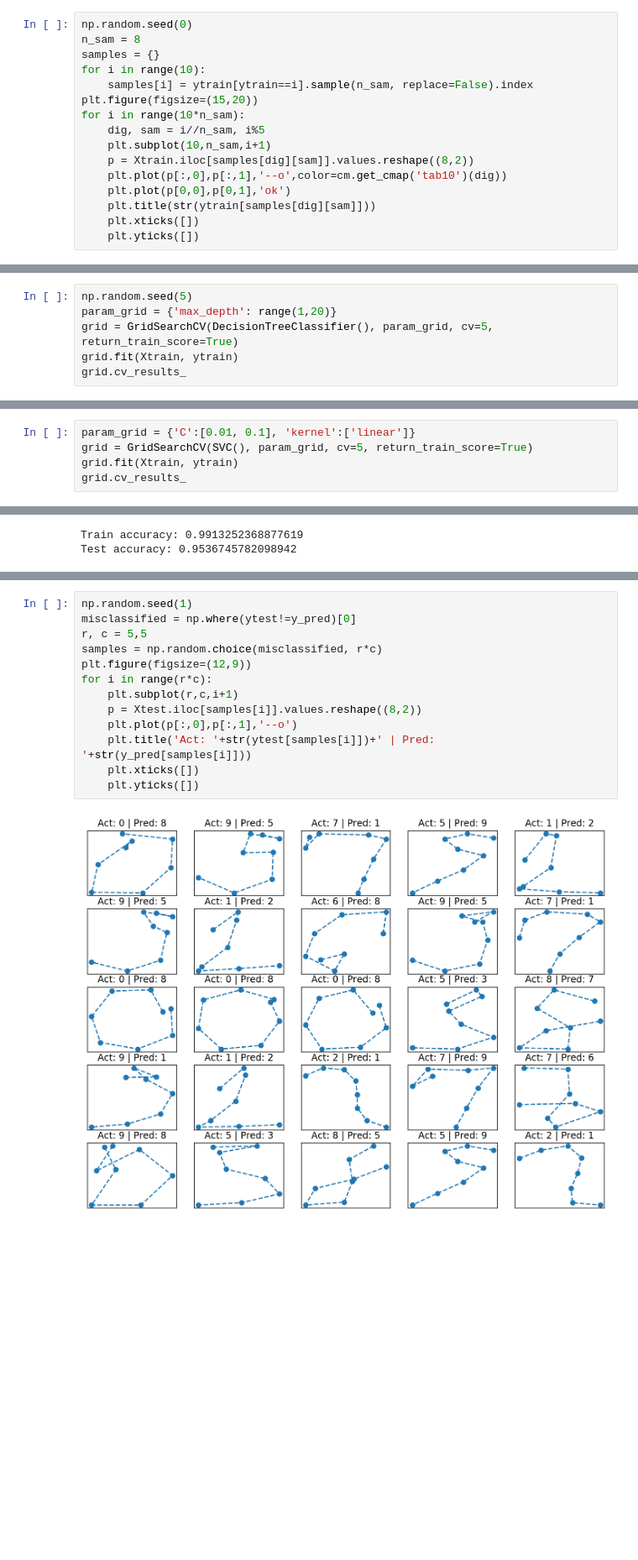
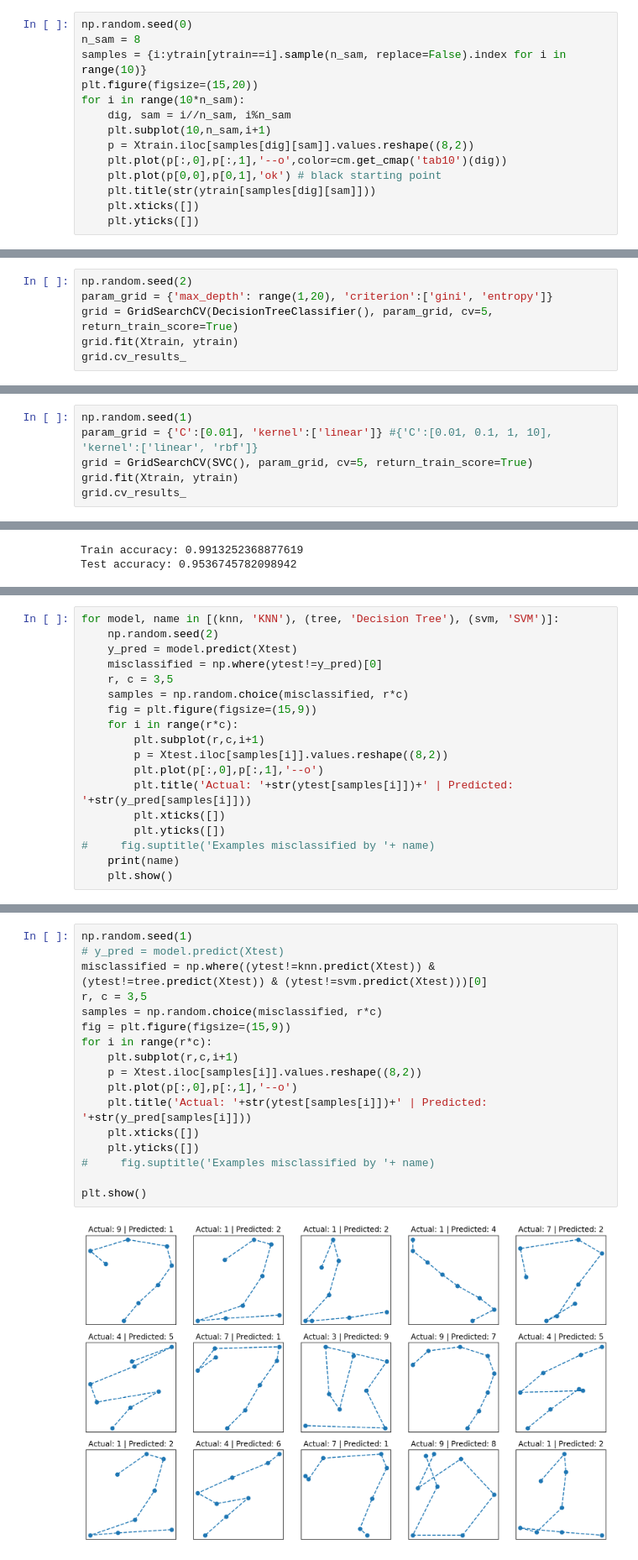
Before and after one commit to abpaudel/pen-digits-classification, a Jupyter notebook: Pen Digits Classification.ipynb, the cells around one changed output, grey strips where cells are left out. Shown at 84% size. Saved outputs shown, nothing was run; the diff lists cells and outputs as text; blank space fills up the shorter version.

```diff
--- a/Pen Digits Classification.ipynb
+++ b/Pen Digits Classification.ipynb
@@ -83,16 +129,14 @@ for i in range(r*c):
 # %%
 np.random.seed(0)
 n_sam = 8
-samples = {}
-for i in range(10):
-    samples[i] = ytrain[ytrain==i].sample(n_sam, replace=False).index
+samples = {i:ytrain[ytrain==i].sample(n_sam, replace=False).index for i in range(10)}
 plt.figure(figsize=(15,20))
 for i in range(10*n_sam):
-    dig, sam = i//n_sam, i%5
+    dig, sam = i//n_sam, i%n_sam
     plt.subplot(10,n_sam,i+1)
     p = Xtrain.iloc[samples[dig][sam]].values.reshape((8,2))
     plt.plot(p[:,0],p[:,1],'--o',color=cm.get_cmap('tab10')(dig))
-    plt.plot(p[0,0],p[0,1],'ok')
+    plt.plot(p[0,0],p[0,1],'ok') # black starting point
     plt.title(str(ytrain[samples[dig][sam]]))
     plt.xticks([])
     plt.yticks([])
@@ -160,6 +208,6 @@ weighted avg       0.98      0.98      0.98      3497
 # %%
-np.random.seed(5)
-param_grid = {'max_depth': range(1,20)}
+np.random.seed(2)
+param_grid = {'max_depth': range(1,20), 'criterion':['gini', 'entropy']}
 grid = GridSearchCV(DecisionTreeClassifier(), param_grid, cv=5, return_train_score=True)
 grid.fit(Xtrain, ytrain)
 grid.cv_results_
@@ -220,5 +270,6 @@ weighted avg       0.92      0.92      0.92      3497
 # %%
-param_grid = {'C':[0.01, 0.1], 'kernel':['linear']}
+np.random.seed(1)
+param_grid = {'C':[0.01], 'kernel':['linear']} #{'C':[0.01, 0.1, 1, 10], 'kernel':['linear', 'rbf']}
 grid = GridSearchCV(SVC(), param_grid, cv=5, return_train_score=True)
 grid.fit(Xtrain, ytrain)
 grid.cv_results_
@@ -278,0 +332,18 @@ weighted avg       0.96      0.95      0.95      3497
+# %%
+for model, name in [(knn, 'KNN'), (tree, 'Decision Tree'), (svm, 'SVM')]:
+    np.random.seed(2)
+    y_pred = model.predict(Xtest)
+    misclassified = np.where(ytest!=y_pred)[0]
+    r, c = 3,5
+    samples = np.random.choice(misclassified, r*c)
+    fig = plt.figure(figsize=(15,9))
+    for i in range(r*c):
+        plt.subplot(r,c,i+1)
+        p = Xtest.iloc[samples[i]].values.reshape((8,2))
+        plt.plot(p[:,0],p[:,1],'--o')
+        plt.title('Actual: '+str(ytest[samples[i]])+' | Predicted: '+str(y_pred[samples[i]]))
+        plt.xticks([])
+        plt.yticks([])
+#     fig.suptitle('Examples misclassified by '+ name)
+    print(name)
+    plt.show()
@@ -279,15 +357,19 @@ weighted avg       0.96      0.95      0.95      3497
 # %%
 np.random.seed(1)
-misclassified = np.where(ytest!=y_pred)[0]
-r, c = 5,5
+# y_pred = model.predict(Xtest)
+misclassified = np.where((ytest!=knn.predict(Xtest)) & (ytest!=tree.predict(Xtest)) & (ytest!=svm.predict(Xtest)))[0]
+r, c = 3,5
 samples = np.random.choice(misclassified, r*c)
-plt.figure(figsize=(12,9))
+fig = plt.figure(figsize=(15,9))
 for i in range(r*c):
     plt.subplot(r,c,i+1)
     p = Xtest.iloc[samples[i]].values.reshape((8,2))
     plt.plot(p[:,0],p[:,1],'--o')
-    plt.title('Act: '+str(ytest[samples[i]])+' | Pred: '+str(y_pred[samples[i]]))
+    plt.title('Actual: '+str(ytest[samples[i]])+' | Predicted: '+str(y_pred[samples[i]]))
     plt.xticks([])
     plt.yticks([])
+#     fig.suptitle('Examples misclassified by '+ name)
+
+plt.show()
 # %% [output]
-[figure, old version]
+[figure, new version]
```
Also changed, not shown: parts of 30 cells of this notebook.
